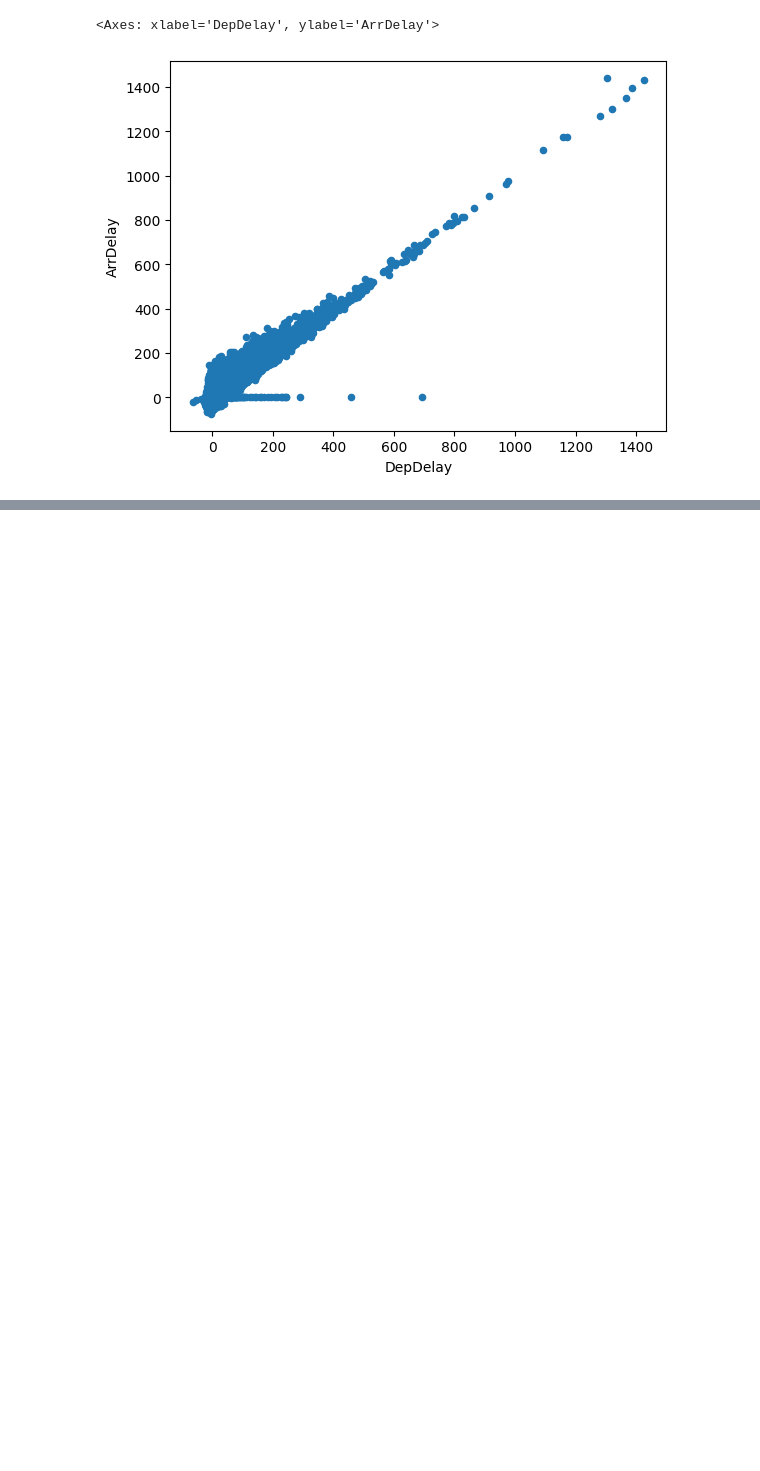
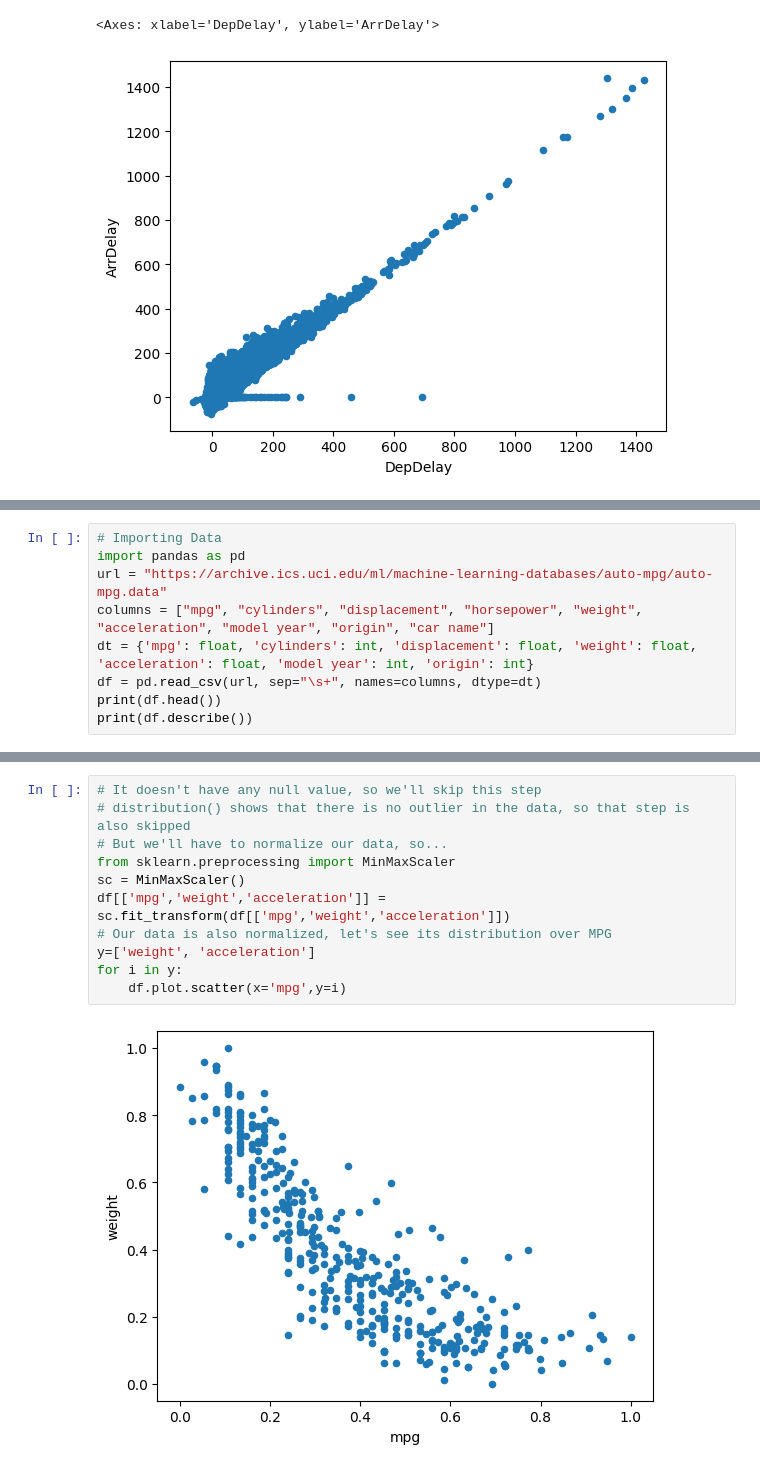
Before and after one commit to Chitransh-coder/ML, a Jupyter notebook: ML Notes.ipynb, the cells around one changed output, grey strips where cells are left out. Drawn from its saved outputs; the diff is of its cells as text; blank space fills up the shorter version.

Commit message:
Regression Model Training complete

```diff
--- a/ML Notes.ipynb
+++ b/ML Notes.ipynb
@@ -310,0 +316,9 @@ For that we'll move step by step.
+# %%
+# Importing Data
+import pandas as pd
+url = "https://archive.ics.uci.edu/ml/machine-learning-databases/auto-mpg/auto-mpg.data"
+columns = ["mpg", "cylinders", "displacement", "horsepower", "weight", "acceleration", "model year", "origin", "car name"]
+dt = {'mpg': float, 'cylinders': int, 'displacement': float, 'weight': float, 'acceleration': float, 'model year': int, 'origin': int}
+df = pd.read_csv(url, sep="\s+", names=columns, dtype=dt)
+print(df.head())
+print(df.describe())
@@ -310,0 +343,13 @@ For that we'll move step by step.
+# %%
+# It doesn't have any null value, so we'll skip this step
+# distribution() shows that there is no outlier in the data, so that step is also skipped
+# But we'll have to normalize our data, so...
+from sklearn.preprocessing import MinMaxScaler
+sc = MinMaxScaler()
+df[['mpg','weight','acceleration']] = sc.fit_transform(df[['mpg','weight','acceleration']])
+# Our data is also normalized, let's see its distribution over MPG
+y=['weight', 'acceleration']
+for i in y:
+    df.plot.scatter(x='mpg',y=i)
+# %% [output]
+[figure, added]
```
Also changed, not shown: parts of 28 cells of this notebook, 1 other file.
